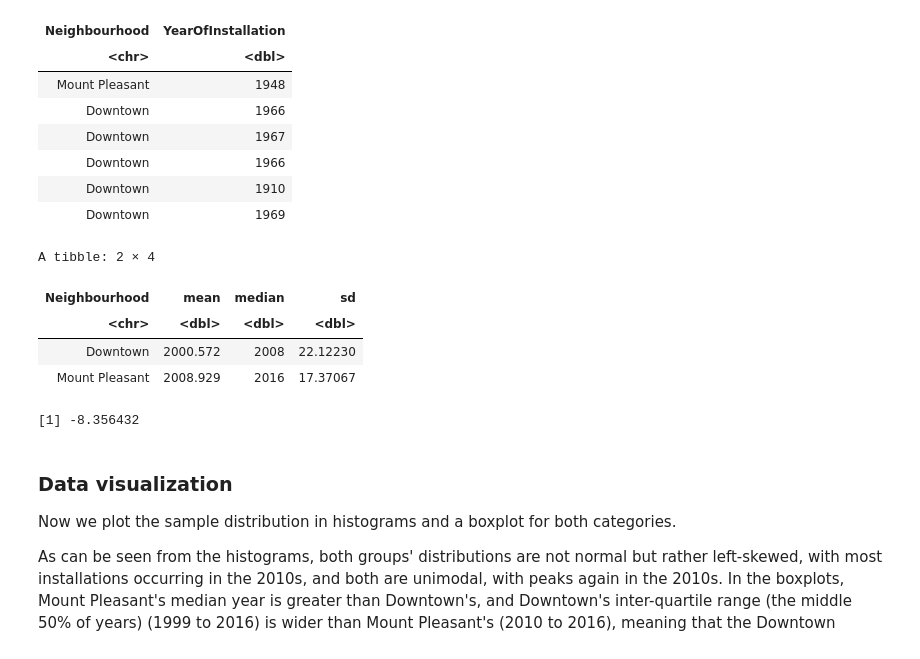
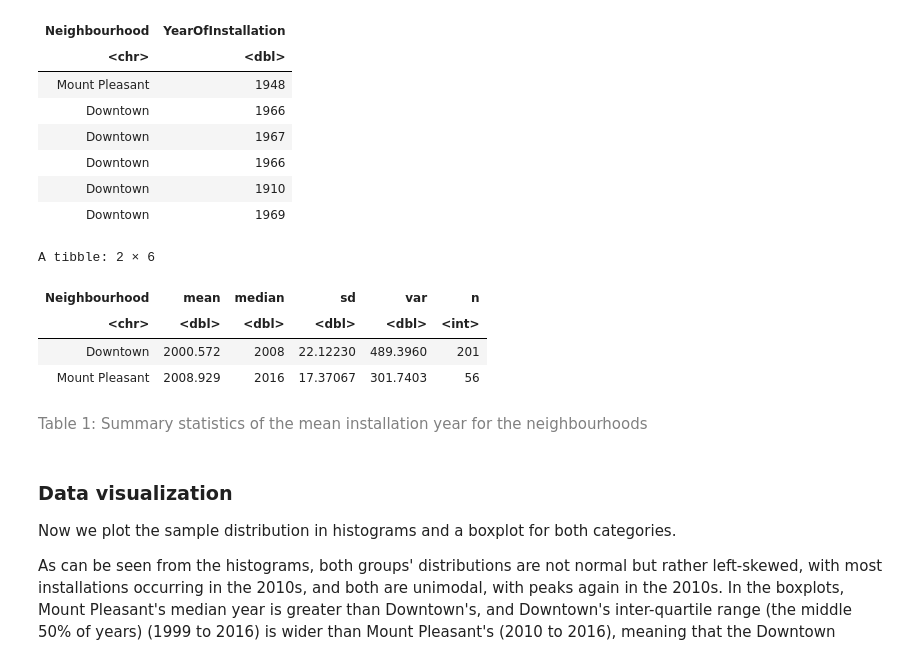
Before and after one commit to olivia-1221/Vancouver-Public-Art, a Jupyter notebook: project.ipynb, the cells around one changed output. Saved outputs shown, nothing was run; the diff lists cells and outputs as text; code cells hidden in the pictures.

```diff
--- a/project.ipynb
+++ b/project.ipynb
@@ -83,24 +83,31 @@ A tibble: 6 × 2
 # %%
 art_data_stats <- art_data_required %>%
     group_by(Neighbourhood) %>%
     summarise(mean = mean(YearOfInstallation),
               median = median(YearOfInstallation),
-              sd = sd(YearOfInstallation))
+              sd = sd(YearOfInstallation),
+              var = var(YearOfInstallation),
+              n = n())
 
-### Extracting the point estimates of the mean for future use. Code from:
+### Extracting the summary statistics for future use. Code from:
 #   https://stackoverflow.com/questions/7448881/how-to-access-single-elements-in-a-table-in-r
-downtown_mean <- as.numeric(art_data_stats[1, "mean"])
-pleasant_mean <- as.numeric(art_data_stats[2, "mean"])
-obs_mean_year_diff <- downtown_mean - pleasant_mean
+mean_dt <- as.numeric(art_data_stats[1, "mean"])
+mean_mp <- as.numeric(art_data_stats[2, "mean"])
+var_dt <- as.numeric(art_data_stats[1, "var"])
+var_mp <- as.numeric(art_data_stats[2, "var"])
+n_dt <- as.numeric(art_data_stats[1, "n"])
+n_mp <- as.numeric(art_data_stats[2, "n"])
+obs_mean_year_diff <- mean_dt - mean_mp
 
 head(art_data_stats)
 # %% [output]
-A tibble: 2 × 4
+A tibble: 2 × 6
-| Neighbourhood | mean | median | sd |
-| <chr> | <dbl> | <dbl> | <dbl> |
-| Downtown | 2000.572 | 2008 | 22.12230 |
-| Mount Pleasant | 2008.929 | 2016 | 17.37067 |
+| Neighbourhood | mean | median | sd | var | n |
+| <chr> | <dbl> | <dbl> | <dbl> | <dbl> | <int> |
+| Downtown | 2000.572 | 2008 | 22.12230 | 489.3960 | 201 |
+| Mount Pleasant | 2008.929 | 2016 | 17.37067 | 301.7403 | 56 |
-[1] -8.356432
+# %% [markdown]
+<span style="color:gray">Table 1: Summary statistics of the mean installation year for the neighbourhoods</span>
 # %% [markdown]
 ### Data visualization
 
```
Also changed, not shown: parts of 38 cells of this notebook.
